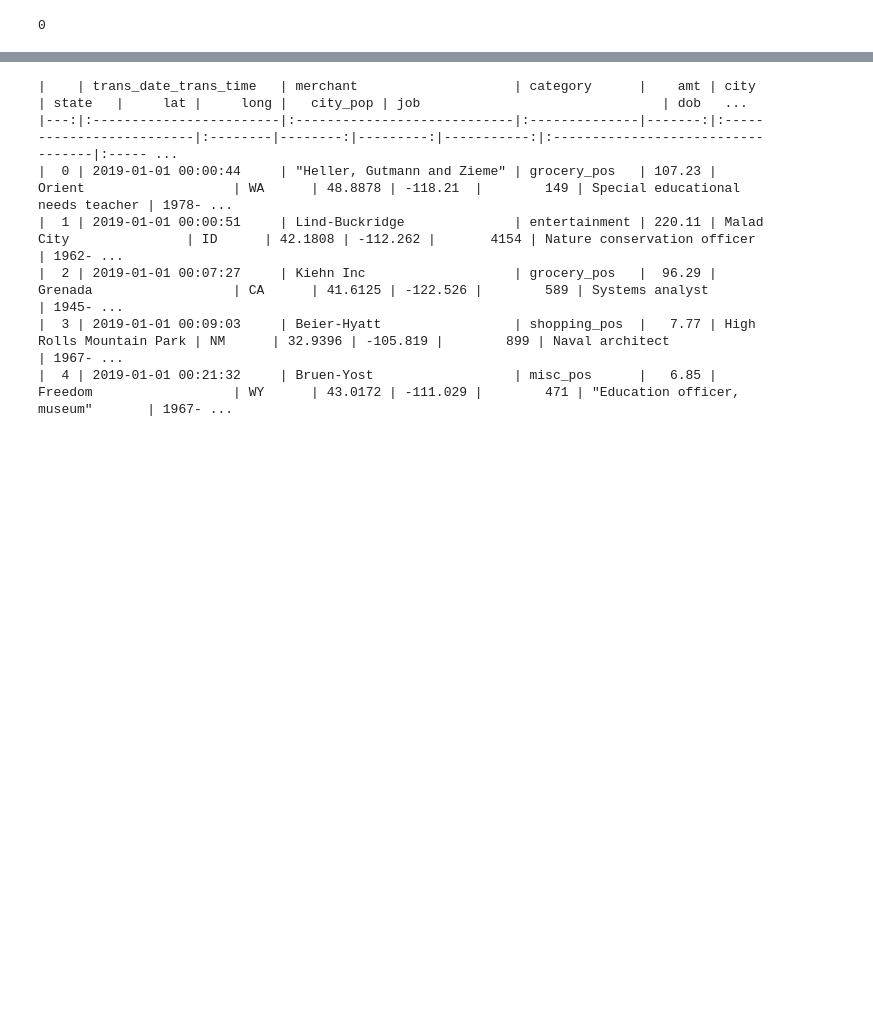
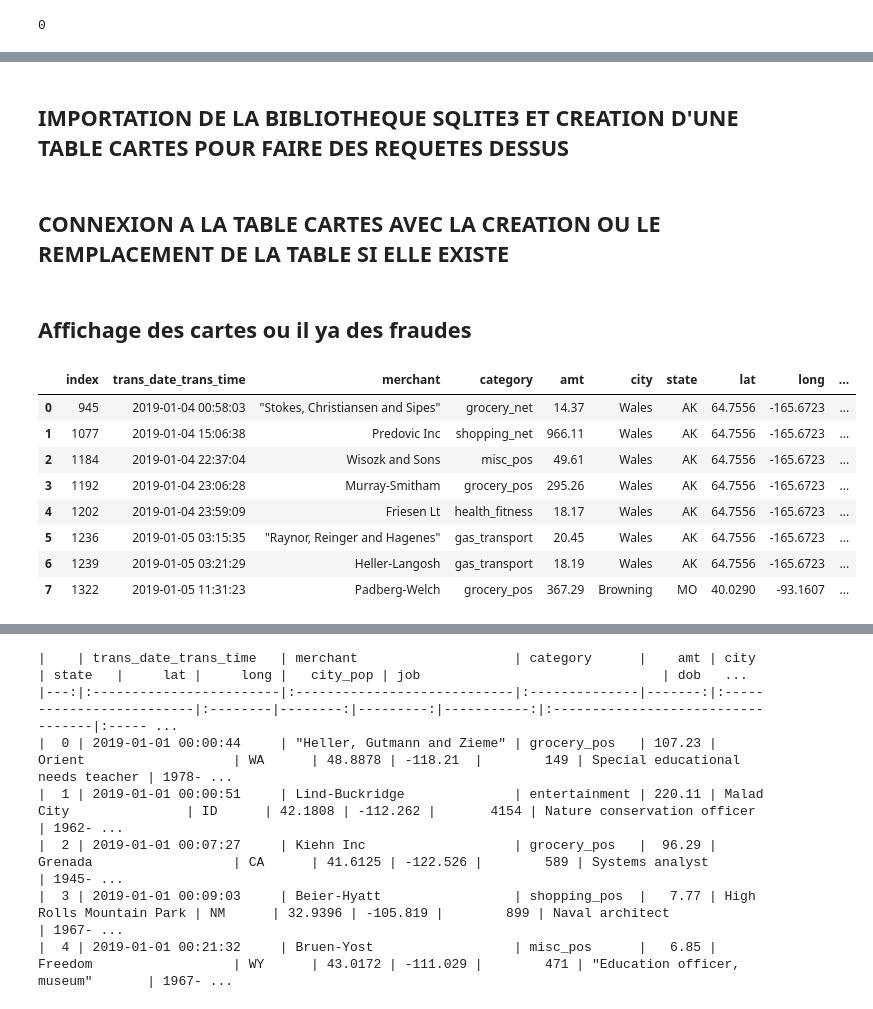
Before and after one commit to AbdoulAzizBaoula/creditCardFraude, a Jupyter notebook: index.ipynb, the cells around one changed output, grey strips where cells are left out. Saved outputs shown, nothing was run; the diff lists cells and outputs as text; code cells hidden in the pictures; blank space fills up the shorter version.

```diff
--- a/index.ipynb
+++ b/index.ipynb
@@ -71,0 +155,2 @@ df[cont_feat].describe()
+# %% [markdown]
+## IMPORTATION DE LA BIBLIOTHEQUE SQLITE3 ET CREATION D'UNE TABLE CARTES POUR FAIRE DES REQUETES DESSUS
@@ -71,0 +164,2 @@ df[cont_feat].describe()
+# %% [markdown]
+## CONNEXION A LA TABLE CARTES AVEC LA CREATION OU LE REMPLACEMENT DE LA TABLE SI ELLE EXISTE
@@ -71,0 +169,17 @@ df[cont_feat].describe()
+# %% [markdown]
+## Affichage des cartes ou il ya des fraudes
+# %%
+
+connection = sqlite3.connect('db.sqlite')
+df1 = pd.read_sql_query("SELECT * FROM CARTES WHERE is_fraud=1", connection)
+df1
+# %% [output]
+|  | index | trans_date_trans_time | merchant | category | amt | city | state | lat | long | ... |
+| 0 | 945 | 2019-01-04 00:58:03 | "Stokes, Christiansen and Sipes" | grocery_net | 14.37 | Wales | AK | 64.7556 | -165.6723 | ... |
+| 1 | 1077 | 2019-01-04 15:06:38 | Predovic Inc | shopping_net | 966.11 | Wales | AK | 64.7556 | -165.6723 | ... |
+| 2 | 1184 | 2019-01-04 22:37:04 | Wisozk and Sons | misc_pos | 49.61 | Wales | AK | 64.7556 | -165.6723 | ... |
+| 3 | 1192 | 2019-01-04 23:06:28 | Murray-Smitham | grocery_pos | 295.26 | Wales | AK | 64.7556 | -165.6723 | ... |
+| 4 | 1202 | 2019-01-04 23:59:09 | Friesen Lt | health_fitness | 18.17 | Wales | AK | 64.7556 | -165.6723 | ... |
+| 5 | 1236 | 2019-01-05 03:15:35 | "Raynor, Reinger and Hagenes" | gas_transport | 20.45 | Wales | AK | 64.7556 | -165.6723 | ... |
+| 6 | 1239 | 2019-01-05 03:21:29 | Heller-Langosh | gas_transport | 18.19 | Wales | AK | 64.7556 | -165.6723 | ... |
+| 7 | 1322 | 2019-01-05 11:31:23 | Padberg-Welch | grocery_pos | 367.29 | Browning | MO | 40.0290 | -93.1607 | ... |
```
Also changed, not shown: parts of 34 cells of this notebook, 4 other files.
